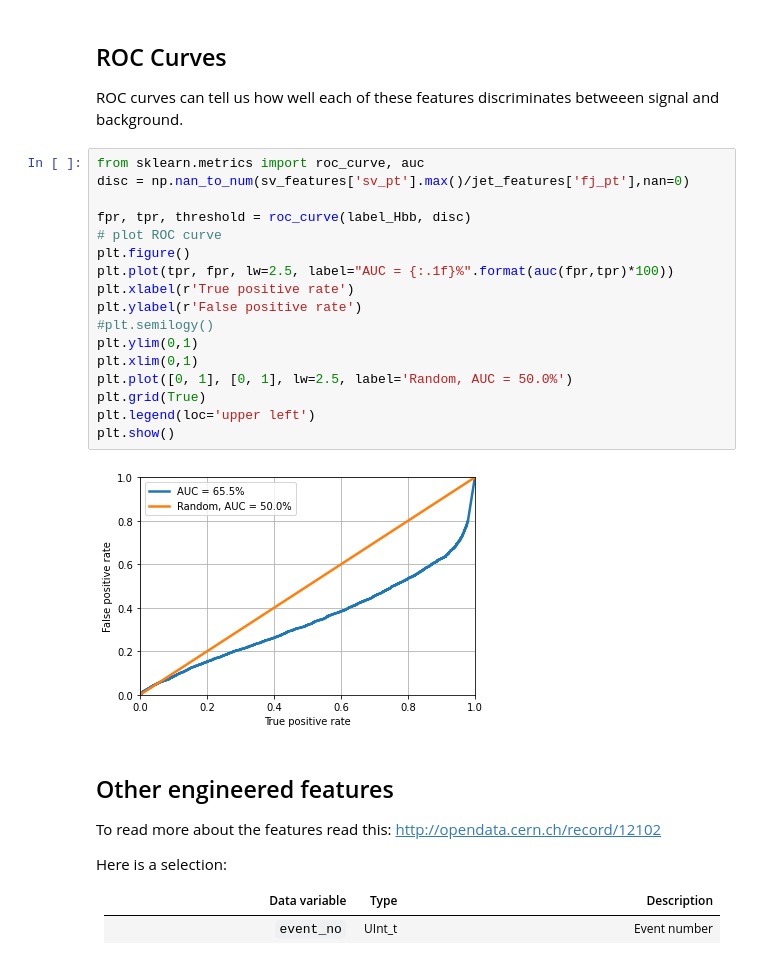
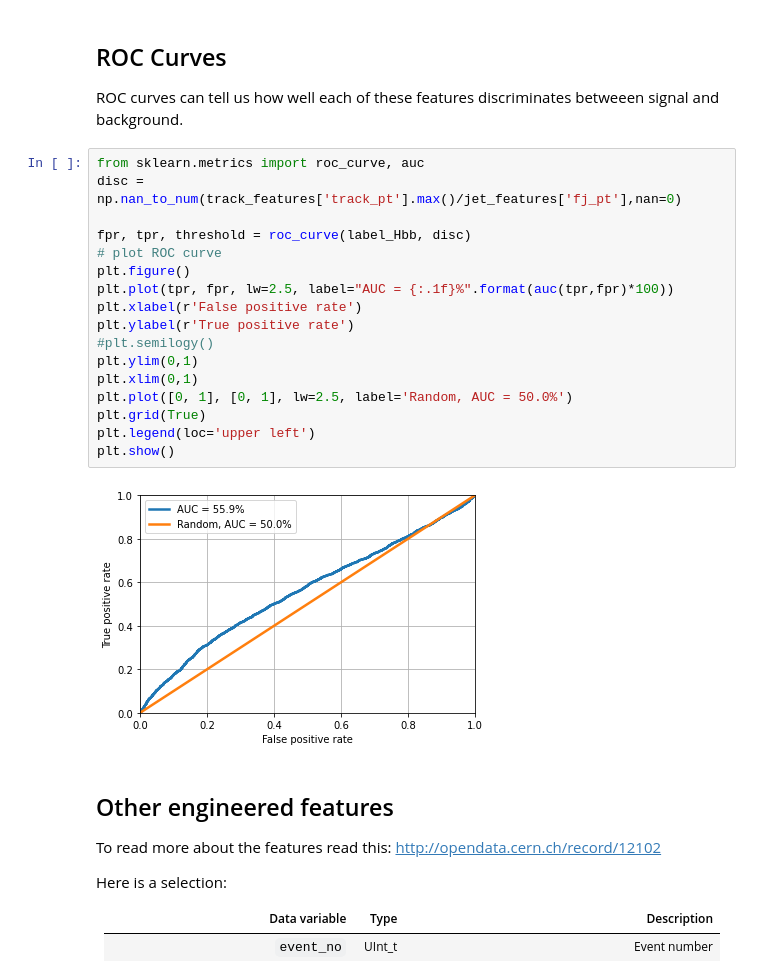
Before and after one commit to faroukmokhtar/GNN, a Jupyter notebook: weeks/03-features.ipynb, the cells around one changed output. Drawn from its saved outputs; the diff is of its cells as text.

```diff
--- a/weeks/03-features.ipynb
+++ b/weeks/03-features.ipynb
@@ -178,23 +147,23 @@ plt.show()
 ROC curves can tell us how well each of these features discriminates betweeen signal and background.
 # %%
 from sklearn.metrics import roc_curve, auc
-disc = np.nan_to_num(sv_features['sv_pt'].max()/jet_features['fj_pt'],nan=0)
+disc = np.nan_to_num(track_features['track_pt'].max()/jet_features['fj_pt'],nan=0)
 
 fpr, tpr, threshold = roc_curve(label_Hbb, disc)
 # plot ROC curve
 plt.figure()
-plt.plot(tpr, fpr, lw=2.5, label="AUC = {:.1f}%".format(auc(fpr,tpr)*100))
-plt.xlabel(r'True positive rate')
-plt.ylabel(r'False positive rate')
+plt.plot(tpr, fpr, lw=2.5, label="AUC = {:.1f}%".format(auc(tpr,fpr)*100))
+plt.xlabel(r'False positive rate')
+plt.ylabel(r'True positive rate')
 #plt.semilogy()
 plt.ylim(0,1)
 plt.xlim(0,1)
 plt.plot([0, 1], [0, 1], lw=2.5, label='Random, AUC = 50.0%')
 plt.grid(True)
 plt.legend(loc='upper left')
 plt.show()
 # %% [output]
-[figure, old version]
+[figure, new version]
 # %% [markdown]
 ## Other engineered features
 To read more about the features read this: http://opendata.cern.ch/record/12102
```
Also changed, not shown: parts of 1 cell of this notebook, 7 other files.
